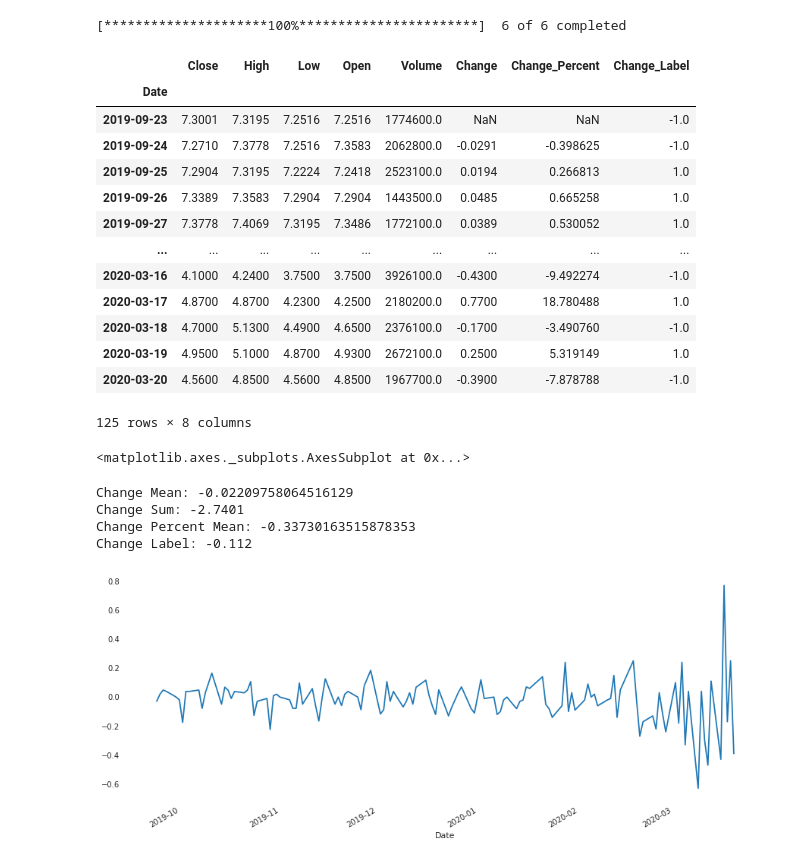
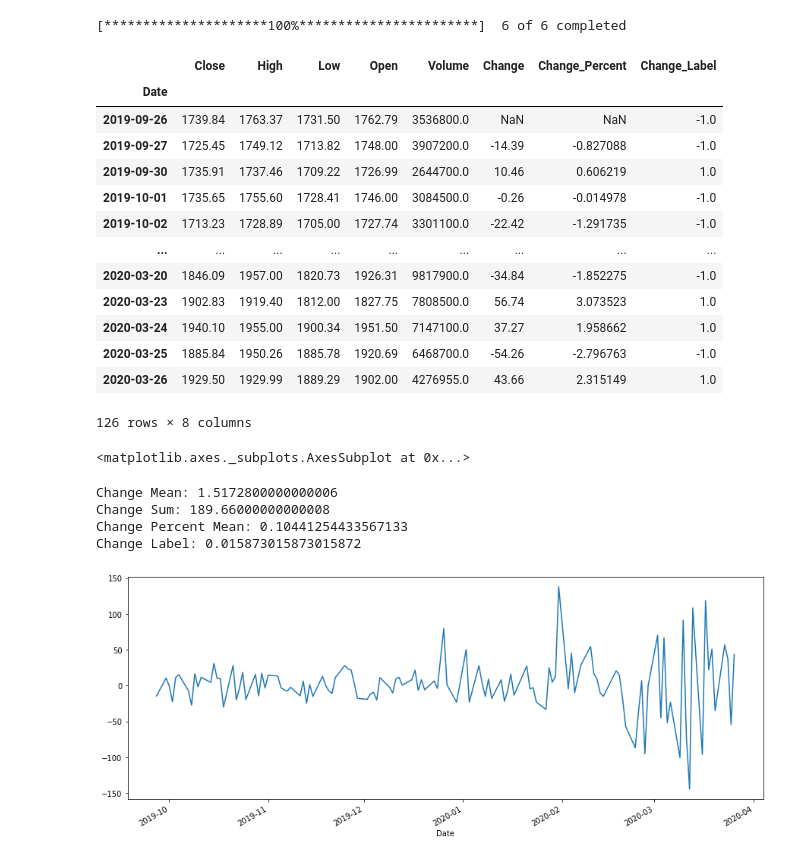
Before and after one commit to sanxlop/stocks, a Jupyter notebook: testing.ipynb, the cells around one changed output. Cells and saved outputs as stored; diff of their text form; code cells hidden in the pictures.

```diff
--- a/testing.ipynb
+++ b/testing.ipynb
@@ -31,47 +31,47 @@ def set_change_label(x):
         return 1
     elif x == 0:
         return 0
     else:
         return -1
 
 # Add important data columns
 for ticker in my_tickers.keys():
     hist['Change', ticker] = hist['Close', ticker].diff()
     hist['Change_Percent', ticker] = hist['Close', ticker].div(hist['Close', ticker].shift(1))*100-100
     hist['Change_Label', ticker] = hist['Change', ticker].apply(set_change_label)
 
 #Select Stock
-stock_label = 'TEF'
+stock_label = 'AMZN'
 hist_one = hist.iloc[:, hist.columns.get_level_values(1)==stock_label]
 #Delete level 1 column labels
 hist_one = hist_one.T.reset_index(level=1, drop=True).T
 
 display(hist_one)
 
 display(hist_one['Change'].plot(figsize=(15,6)))
 
 print("Change Mean:", hist_one['Change'].mean())
 print("Change Sum:", hist_one['Change'].sum())
 print("Change Percent Mean:", hist_one['Change_Percent'].mean())
 print("Change Label:", hist_one['Change_Label'].mean())
 # %% [output]
 |  | Close | High | Low | Open | Volume | Change | Change_Percent | Change_Label |
 | Date |  |  |  |  |  |  |  |  |
-| 2019-09-23 | 7.3001 | 7.3195 | 7.2516 | 7.2516 | 1774600.0 | NaN | NaN | -1.0 |
-| 2019-09-24 | 7.2710 | 7.3778 | 7.2516 | 7.3583 | 2062800.0 | -0.0291 | -0.398625 | -1.0 |
-| 2019-09-25 | 7.2904 | 7.3195 | 7.2224 | 7.2418 | 2523100.0 | 0.0194 | 0.266813 | 1.0 |
-| 2019-09-26 | 7.3389 | 7.3583 | 7.2904 | 7.2904 | 1443500.0 | 0.0485 | 0.665258 | 1.0 |
-| 2019-09-27 | 7.3778 | 7.4069 | 7.3195 | 7.3486 | 1772100.0 | 0.0389 | 0.530052 | 1.0 |
+| 2019-09-26 | 1739.84 | 1763.37 | 1731.50 | 1762.79 | 3536800.0 | NaN | NaN | -1.0 |
+| 2019-09-27 | 1725.45 | 1749.12 | 1713.82 | 1748.00 | 3907200.0 | -14.39 | -0.827088 | -1.0 |
+| 2019-09-30 | 1735.91 | 1737.46 | 1709.22 | 1726.99 | 2644700.0 | 10.46 | 0.606219 | 1.0 |
+| 2019-10-01 | 1735.65 | 1755.60 | 1728.41 | 1746.00 | 3084500.0 | -0.26 | -0.014978 | -1.0 |
+| 2019-10-02 | 1713.23 | 1728.89 | 1705.00 | 1727.74 | 3301100.0 | -22.42 | -1.291735 | -1.0 |
 | ... | ... | ... | ... | ... | ... | ... | ... | ... |
-| 2020-03-16 | 4.1000 | 4.2400 | 3.7500 | 3.7500 | 3926100.0 | -0.4300 | -9.492274 | -1.0 |
-| 2020-03-17 | 4.8700 | 4.8700 | 4.2300 | 4.2500 | 2180200.0 | 0.7700 | 18.780488 | 1.0 |
-| 2020-03-18 | 4.7000 | 5.1300 | 4.4900 | 4.6500 | 2376100.0 | -0.1700 | -3.490760 | -1.0 |
-| 2020-03-19 | 4.9500 | 5.1000 | 4.8700 | 4.9300 | 2672100.0 | 0.2500 | 5.319149 | 1.0 |
-| 2020-03-20 | 4.5600 | 4.8500 | 4.5600 | 4.8500 | 1967700.0 | -0.3900 | -7.878788 | -1.0 |
+| 2020-03-20 | 1846.09 | 1957.00 | 1820.73 | 1926.31 | 9817900.0 | -34.84 | -1.852275 | -1.0 |
+| 2020-03-23 | 1902.83 | 1919.40 | 1812.00 | 1827.75 | 7808500.0 | 56.74 | 3.073523 | 1.0 |
+| 2020-03-24 | 1940.10 | 1955.00 | 1900.34 | 1951.50 | 7147100.0 | 37.27 | 1.958662 | 1.0 |
+| 2020-03-25 | 1885.84 | 1950.26 | 1885.78 | 1920.69 | 6468700.0 | -54.26 | -2.796763 | -1.0 |
+| 2020-03-26 | 1929.50 | 1929.99 | 1889.29 | 1902.00 | 4276955.0 | 43.66 | 2.315149 | 1.0 |
-125 rows × 8 columns
+126 rows × 8 columns
 <matplotlib.axes._subplots.AxesSubplot at 0x...>
-Change Mean: -0.02209758064516129
-Change Sum: -2.7401
-Change Percent Mean: -0.33730163515878353
-Change Label: -0.112
+Change Mean: 1.5172800000000006
+Change Sum: 189.66000000000008
+Change Percent Mean: 0.10441254433567133
+Change Label: 0.015873015873015872
-[figure, old version]
+[figure, new version]
```
Also changed, not shown: 1 other file.
